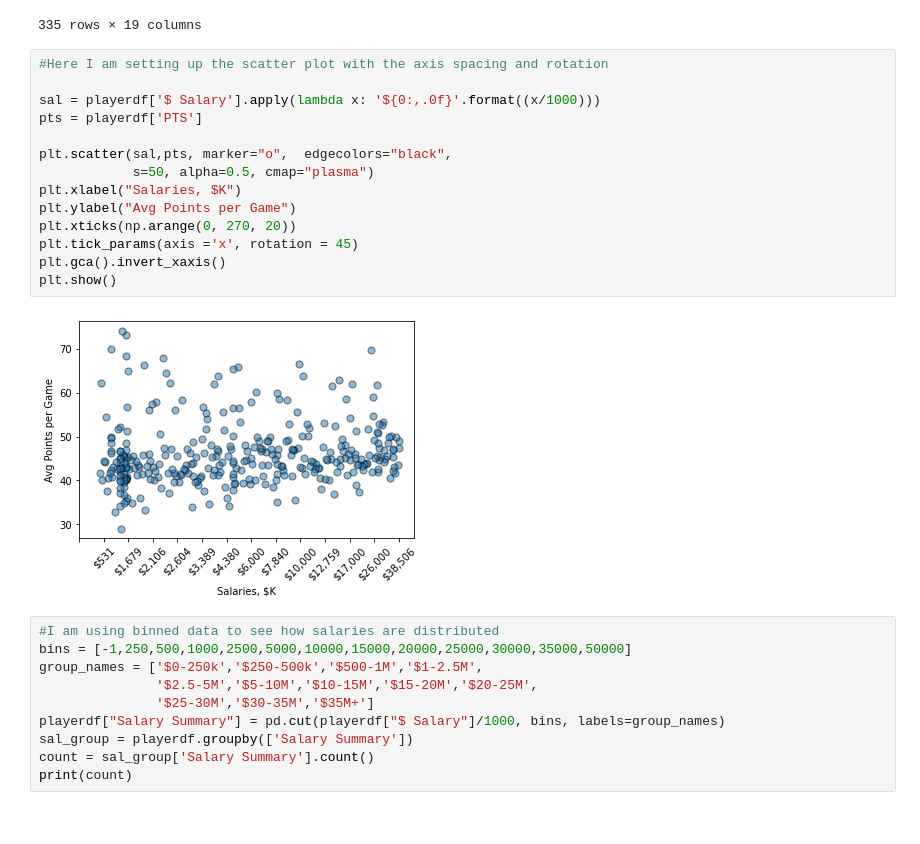
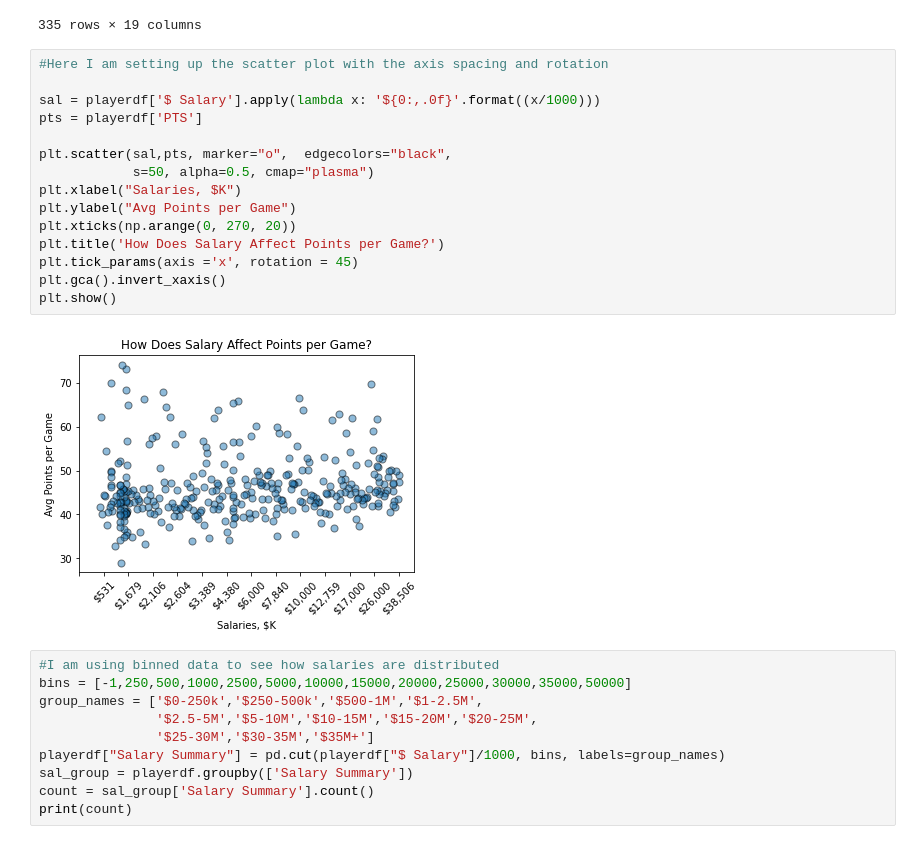
Before and after one commit to brentgarbe/Group6Repo, a Jupyter notebook: main.ipynb, the cells around one changed output. Saved outputs shown, nothing was run; the diff lists cells and outputs as text.

```diff
--- a/main.ipynb
+++ b/main.ipynb
@@ -220,19 +220,20 @@ playerdf
 # %%
 #Here I am setting up the scatter plot with the axis spacing and rotation
 
 sal = playerdf['$ Salary'].apply(lambda x: '${0:,.0f}'.format((x/1000)))
 pts = playerdf['PTS']
 
 plt.scatter(sal,pts, marker="o",  edgecolors="black",
             s=50, alpha=0.5, cmap="plasma")
 plt.xlabel("Salaries, $K")
 plt.ylabel("Avg Points per Game")
 plt.xticks(np.arange(0, 270, 20))
+plt.title('How Does Salary Affect Points per Game?')
 plt.tick_params(axis ='x', rotation = 45)
 plt.gca().invert_xaxis()
 plt.show()
 # %% [output]
-[figure, old version]
+[figure, new version]
 # %%
 #I am using binned data to see how salaries are distributed
 bins = [-1,250,500,1000,2500,5000,10000,15000,20000,25000,30000,35000,50000]
```
Also changed, not shown: parts of 12 cells of this notebook.
